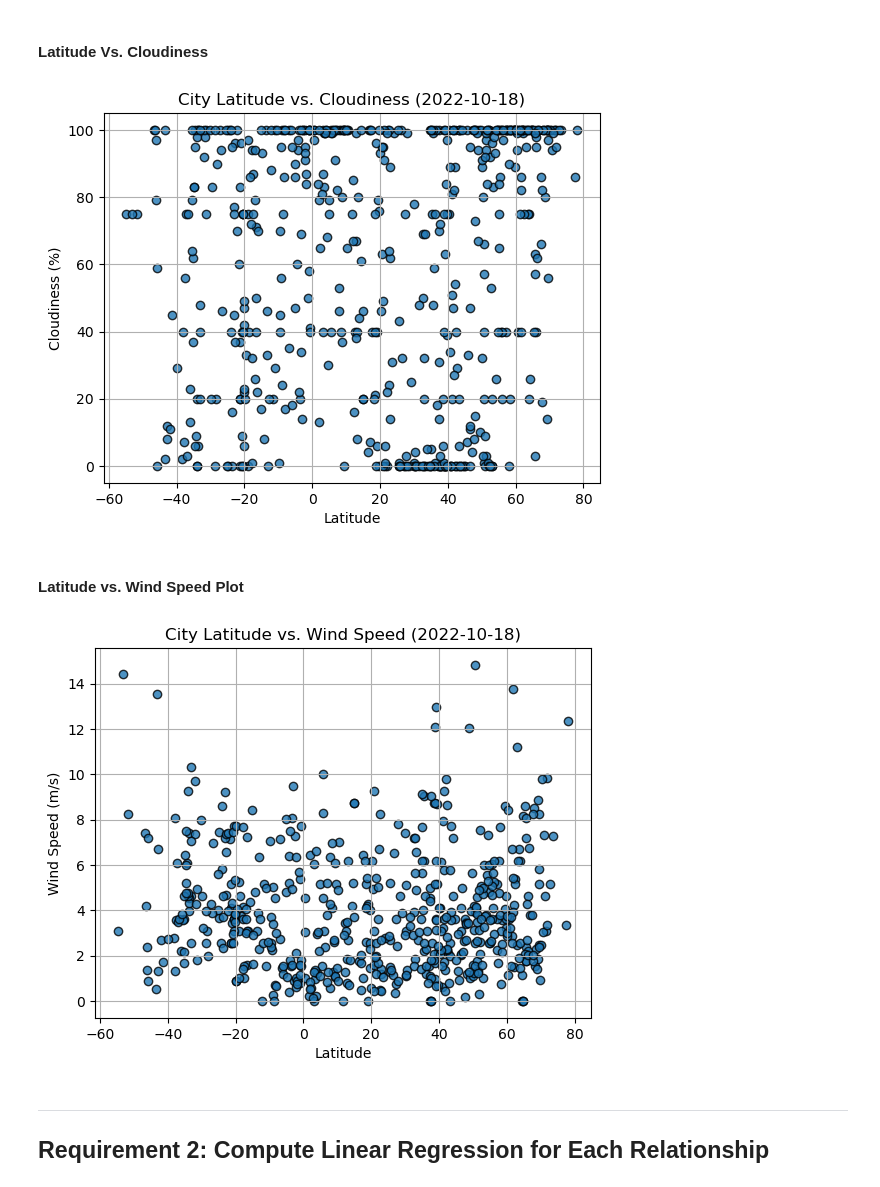
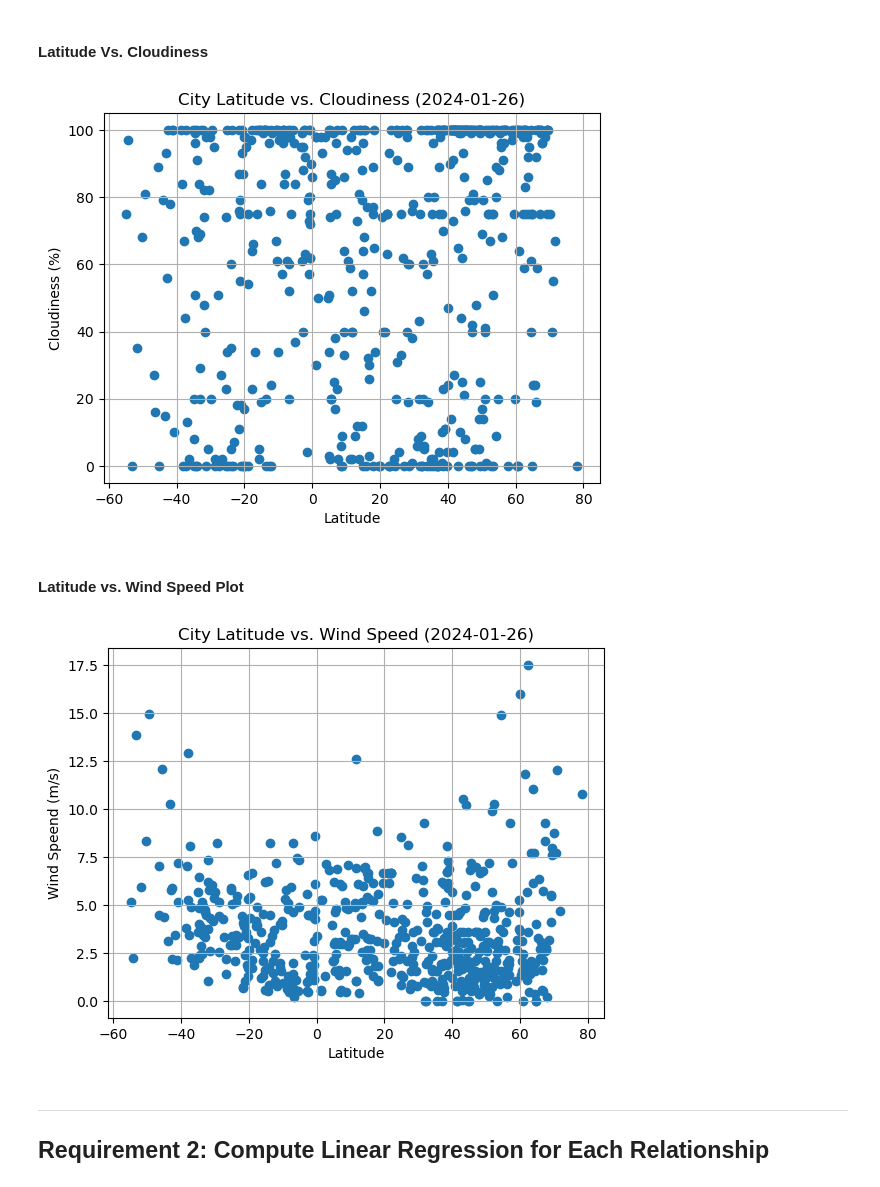
Before and after one commit to madhaught/python-api-challenge, a Jupyter notebook: WeatherPy/WeatherPy.ipynb, the cells around one changed output. Saved outputs shown, nothing was run; the diff lists cells and outputs as text; code cells hidden in the pictures.

Commit message:
created plots

```diff
--- a/WeatherPy/WeatherPy.ipynb
+++ b/WeatherPy/WeatherPy.ipynb
@@ -224,10 +230,13 @@ plt.show()
 #### Latitude Vs. Cloudiness
 # %%
 # Build the scatter plots for latitude vs. cloudiness
-# YOUR CODE HERE
+plt.scatter(city_data_df["Lat"], city_data_df["Cloudiness"])
 
 # Incorporate the other graph properties
-# YOUR CODE HERE
+plt.title("City Latitude vs. Cloudiness (2024-01-26)")
+plt.ylabel("Cloudiness (%)")
+plt.xlabel("Latitude")
+plt.grid(True)
 
 # Save the figure
 plt.savefig("output_data/Fig3.png")
@@ -235,23 +244,26 @@ plt.savefig("output_data/Fig3.png")
 # Show plot
 plt.show()
 # %% [output]
-[figure, old version]
+[figure, new version]
 # %% [markdown]
 #### Latitude vs. Wind Speed Plot
 # %%
 # Build the scatter plots for latitude vs. wind speed
-# YOUR CODE HERE
+plt.scatter(city_data_df["Lat"], city_data_df["Wind Speed"])
 
 # Incorporate the other graph properties
-# YOUR CODE HERE
+plt.title("City Latitude vs. Wind Speed (2024-01-26)")
+plt.ylabel("Wind Speend (m/s)")
+plt.xlabel("Latitude")
+plt.grid(True)
 
 # Save the figure
 plt.savefig("output_data/Fig4.png")
 
 # Show plot
 plt.show()
 # %% [output]
-[figure, old version]
+[figure, new version]
 # %% [markdown]
 ---
 
```
Also changed, not shown: parts of 6 cells of this notebook, 5 other files.
